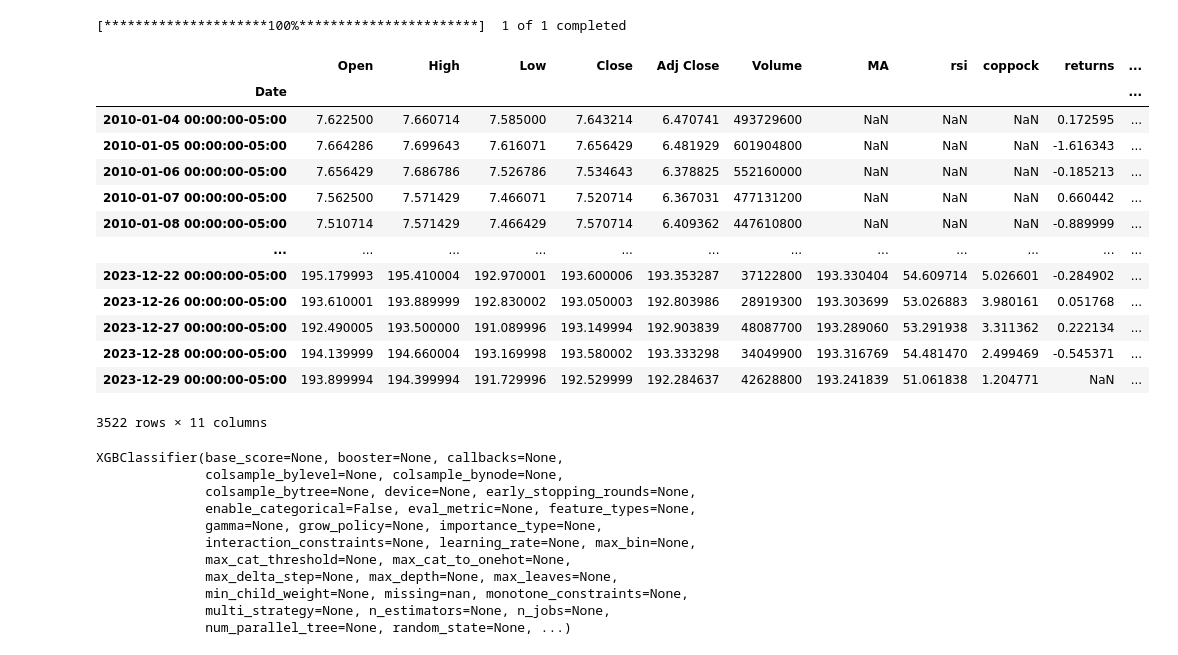
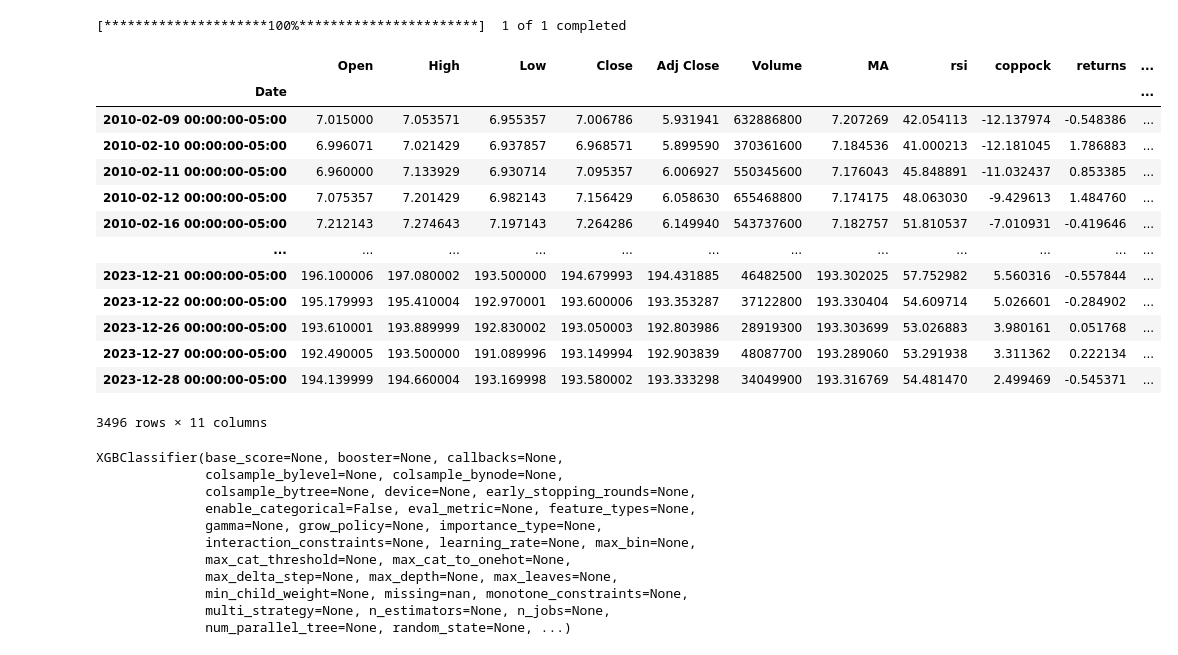
Before and after one commit to mayer19/AlgoritmitTradingCourse, a Jupyter notebook: gradient_boosting_machine.ipynb, the cells around one changed output. Drawn from its saved outputs; the diff is of its cells as text; code cells hidden in the pictures.

```diff
--- a/gradient_boosting_machine.ipynb
+++ b/gradient_boosting_machine.ipynb
@@ -11,33 +11,34 @@ import yfinance as yf
 # %%
 #Download asset data
 df = yf.download(tickers="AAPL", start='2010-01-01', end='2023-12-31')
 
 #calculatre technical indicators
 df['MA'] = ta.ema(df['Close'], length=20)
 df['rsi'] = ta.rsi(df['Close'], length=14)
 df['coppock'] = ta.coppock(df['Close'], length=12)
 df['returns'] = df['Close'].pct_change(-1) * 100 * -1
 df['forecast_tommorrow'] = np.where(df['returns'] > 0,
                                    1,
                                    0) #1 is for UP and 0 is for down
 
+df = df.dropna()
 df
 # %% [output]
 [*********************100%***********************]  1 of 1 completed
 |  | Open | High | Low | Close | Adj Close | Volume | MA | rsi | coppock | returns | ... |
 | Date |  |  |  |  |  |  |  |  |  |  | ... |
-| 2010-01-04 00:00:00-05:00 | 7.622500 | 7.660714 | 7.585000 | 7.643214 | 6.470741 | 493729600 | NaN | NaN | NaN | 0.172595 | ... |
-| 2010-01-05 00:00:00-05:00 | 7.664286 | 7.699643 | 7.616071 | 7.656429 | 6.481929 | 601904800 | NaN | NaN | NaN | -1.616343 | ... |
-| 2010-01-06 00:00:00-05:00 | 7.656429 | 7.686786 | 7.526786 | 7.534643 | 6.378825 | 552160000 | NaN | NaN | NaN | -0.185213 | ... |
-| 2010-01-07 00:00:00-05:00 | 7.562500 | 7.571429 | 7.466071 | 7.520714 | 6.367031 | 477131200 | NaN | NaN | NaN | 0.660442 | ... |
-| 2010-01-08 00:00:00-05:00 | 7.510714 | 7.571429 | 7.466429 | 7.570714 | 6.409362 | 447610800 | NaN | NaN | NaN | -0.889999 | ... |
+| 2010-02-09 00:00:00-05:00 | 7.015000 | 7.053571 | 6.955357 | 7.006786 | 5.931941 | 632886800 | 7.207269 | 42.054113 | -12.137974 | -0.548386 | ... |
+| 2010-02-10 00:00:00-05:00 | 6.996071 | 7.021429 | 6.937857 | 6.968571 | 5.899590 | 370361600 | 7.184536 | 41.000213 | -12.181045 | 1.786883 | ... |
+| 2010-02-11 00:00:00-05:00 | 6.960000 | 7.133929 | 6.930714 | 7.095357 | 6.006927 | 550345600 | 7.176043 | 45.848891 | -11.032437 | 0.853385 | ... |
+| 2010-02-12 00:00:00-05:00 | 7.075357 | 7.201429 | 6.982143 | 7.156429 | 6.058630 | 655468800 | 7.174175 | 48.063030 | -9.429613 | 1.484760 | ... |
+| 2010-02-16 00:00:00-05:00 | 7.212143 | 7.274643 | 7.197143 | 7.264286 | 6.149940 | 543737600 | 7.182757 | 51.810537 | -7.010931 | -0.419646 | ... |
 | ... | ... | ... | ... | ... | ... | ... | ... | ... | ... | ... | ... |
+| 2023-12-21 00:00:00-05:00 | 196.100006 | 197.080002 | 193.500000 | 194.679993 | 194.431885 | 46482500 | 193.302025 | 57.752982 | 5.560316 | -0.557844 | ... |
 | 2023-12-22 00:00:00-05:00 | 195.179993 | 195.410004 | 192.970001 | 193.600006 | 193.353287 | 37122800 | 193.330404 | 54.609714 | 5.026601 | -0.284902 | ... |
 | 2023-12-26 00:00:00-05:00 | 193.610001 | 193.889999 | 192.830002 | 193.050003 | 192.803986 | 28919300 | 193.303699 | 53.026883 | 3.980161 | 0.051768 | ... |
 | 2023-12-27 00:00:00-05:00 | 192.490005 | 193.500000 | 191.089996 | 193.149994 | 192.903839 | 48087700 | 193.289060 | 53.291938 | 3.311362 | 0.222134 | ... |
 | 2023-12-28 00:00:00-05:00 | 194.139999 | 194.660004 | 193.169998 | 193.580002 | 193.333298 | 34049900 | 193.316769 | 54.481470 | 2.499469 | -0.545371 | ... |
-| 2023-12-29 00:00:00-05:00 | 193.899994 | 194.399994 | 191.729996 | 192.529999 | 192.284637 | 42628800 | 193.241839 | 51.061838 | 1.204771 | NaN | ... |
-3522 rows × 11 columns
+3496 rows × 11 columns
 # %%
 # Separate features and target variable
 X = df.drop(columns=['forecast_tommorrow'])
```
Also changed, not shown: parts of 10 cells of this notebook.
